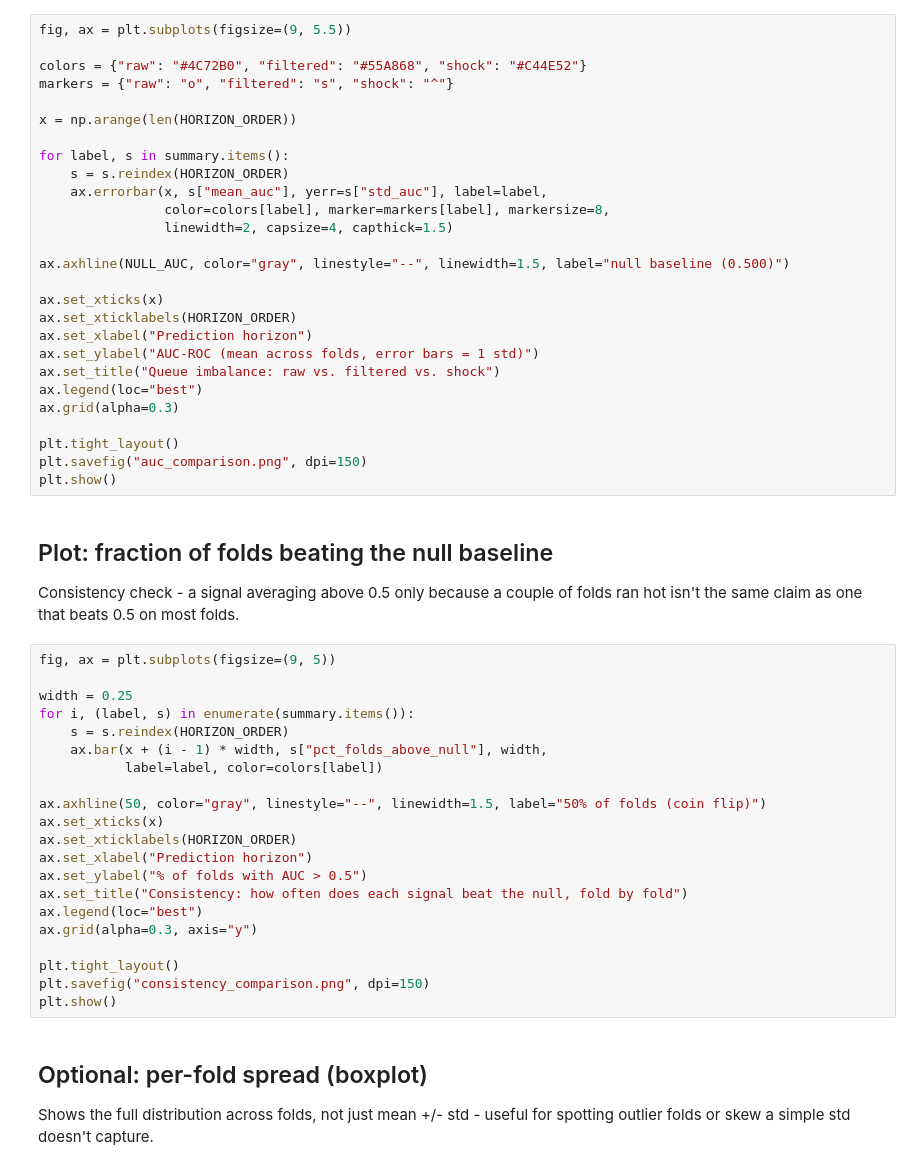
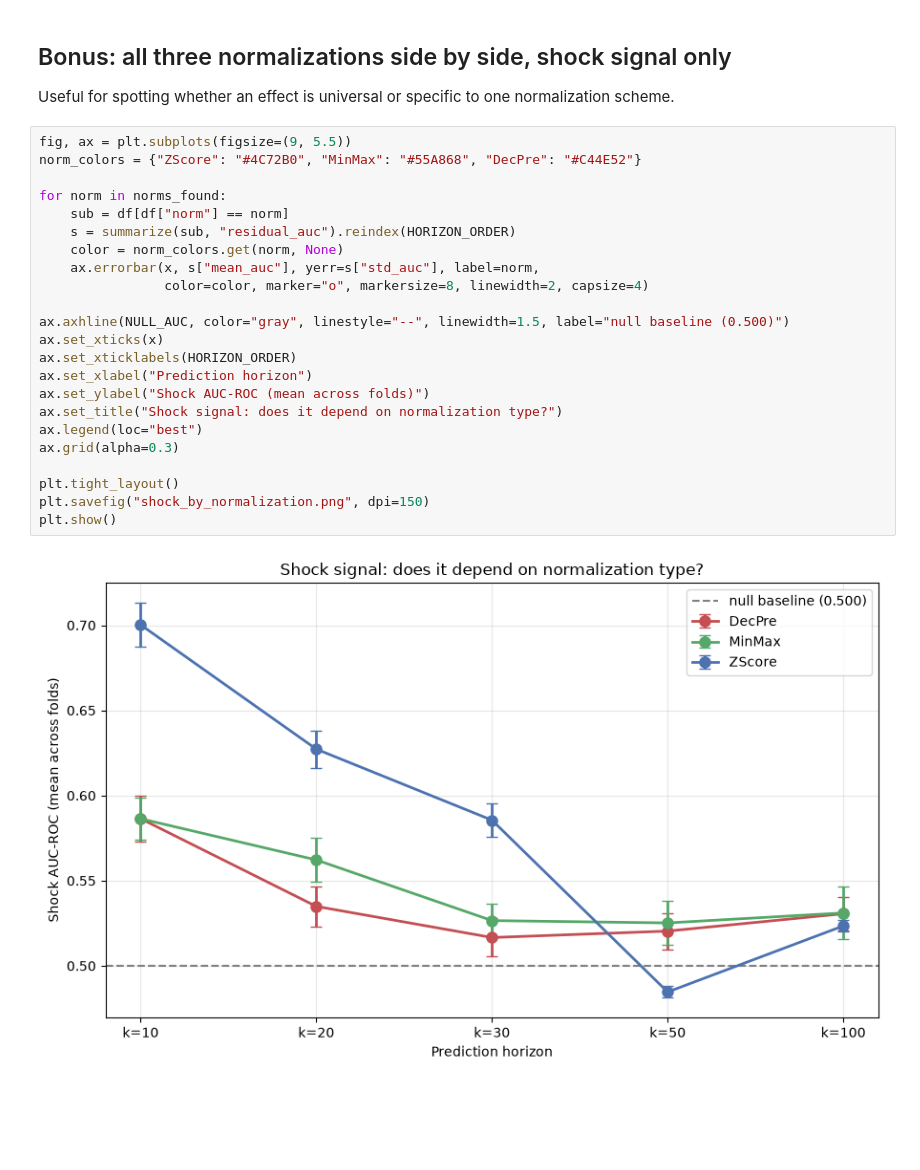
Before and after one commit to Vocod3r/limit-order-book-price-predictor-, a Jupyter notebook: LOB/fi2010_visualize.ipynb, the cells around one changed output. Saved outputs shown, nothing was run; the diff lists cells and outputs as text; blank space fills up the shorter version.

```diff
--- a/LOB/fi2010_visualize.ipynb
+++ b/LOB/fi2010_visualize.ipynb
@@ -68,58 +228,30 @@ Error:
+# %% [markdown]
+## Bonus: all three normalizations side by side, shock signal only
+
+Useful for spotting whether an effect is universal or specific to one
+normalization scheme.
 # %%
 fig, ax = plt.subplots(figsize=(9, 5.5))
+norm_colors = {"ZScore": "#4C72B0", "MinMax": "#55A868", "DecPre": "#C44E52"}
 
-colors = {"raw": "#4C72B0", "filtered": "#55A868", "shock": "#C44E52"}
-markers = {"raw": "o", "filtered": "s", "shock": "^"}
-
-x = np.arange(len(HORIZON_ORDER))
-
-for label, s in summary.items():
-    s = s.reindex(HORIZON_ORDER)
-    ax.errorbar(x, s["mean_auc"], yerr=s["std_auc"], label=label,
-                color=colors[label], marker=markers[label], markersize=8,
-                linewidth=2, capsize=4, capthick=1.5)
+for norm in norms_found:
+    sub = df[df["norm"] == norm]
+    s = summarize(sub, "residual_auc").reindex(HORIZON_ORDER)
+    color = norm_colors.get(norm, None)
+    ax.errorbar(x, s["mean_auc"], yerr=s["std_auc"], label=norm,
+                color=color, marker="o", markersize=8, linewidth=2, capsize=4)
 
 ax.axhline(NULL_AUC, color="gray", linestyle="--", linewidth=1.5, label="null baseline (0.500)")
-
 ax.set_xticks(x)
 ax.set_xticklabels(HORIZON_ORDER)
 ax.set_xlabel("Prediction horizon")
-ax.set_ylabel("AUC-ROC (mean across folds, error bars = 1 std)")
-ax.set_title("Queue imbalance: raw vs. filtered vs. shock")
+ax.set_ylabel("Shock AUC-ROC (mean across folds)")
+ax.set_title("Shock signal: does it depend on normalization type?")
 ax.legend(loc="best")
 ax.grid(alpha=0.3)
 
 plt.tight_layout()
-plt.savefig("auc_comparison.png", dpi=150)
+plt.savefig("shock_by_normalization.png", dpi=150)
 plt.show()
+# %% [output]
+[figure, added]
-# %% [markdown]
-## Plot: fraction of folds beating the null baseline
-
-Consistency check - a signal averaging above 0.5 only because a couple of
-folds ran hot isn't the same claim as one that beats 0.5 on most folds.
-# %%
-fig, ax = plt.subplots(figsize=(9, 5))
-
-width = 0.25
-for i, (label, s) in enumerate(summary.items()):
-    s = s.reindex(HORIZON_ORDER)
-    ax.bar(x + (i - 1) * width, s["pct_folds_above_null"], width,
-           label=label, color=colors[label])
-
-ax.axhline(50, color="gray", linestyle="--", linewidth=1.5, label="50% of folds (coin flip)")
-ax.set_xticks(x)
-ax.set_xticklabels(HORIZON_ORDER)
-ax.set_xlabel("Prediction horizon")
-ax.set_ylabel("% of folds with AUC > 0.5")
-ax.set_title("Consistency: how often does each signal beat the null, fold by fold")
-ax.legend(loc="best")
-ax.grid(alpha=0.3, axis="y")
-
-plt.tight_layout()
-plt.savefig("consistency_comparison.png", dpi=150)
-plt.show()
-# %% [markdown]
-## Optional: per-fold spread (boxplot)
-
-Shows the full distribution across folds, not just mean +/- std - useful for
-spotting outlier folds or skew a simple std doesn't capture.
```
Also changed, not shown: parts of 12 cells of this notebook, 11 other files.
